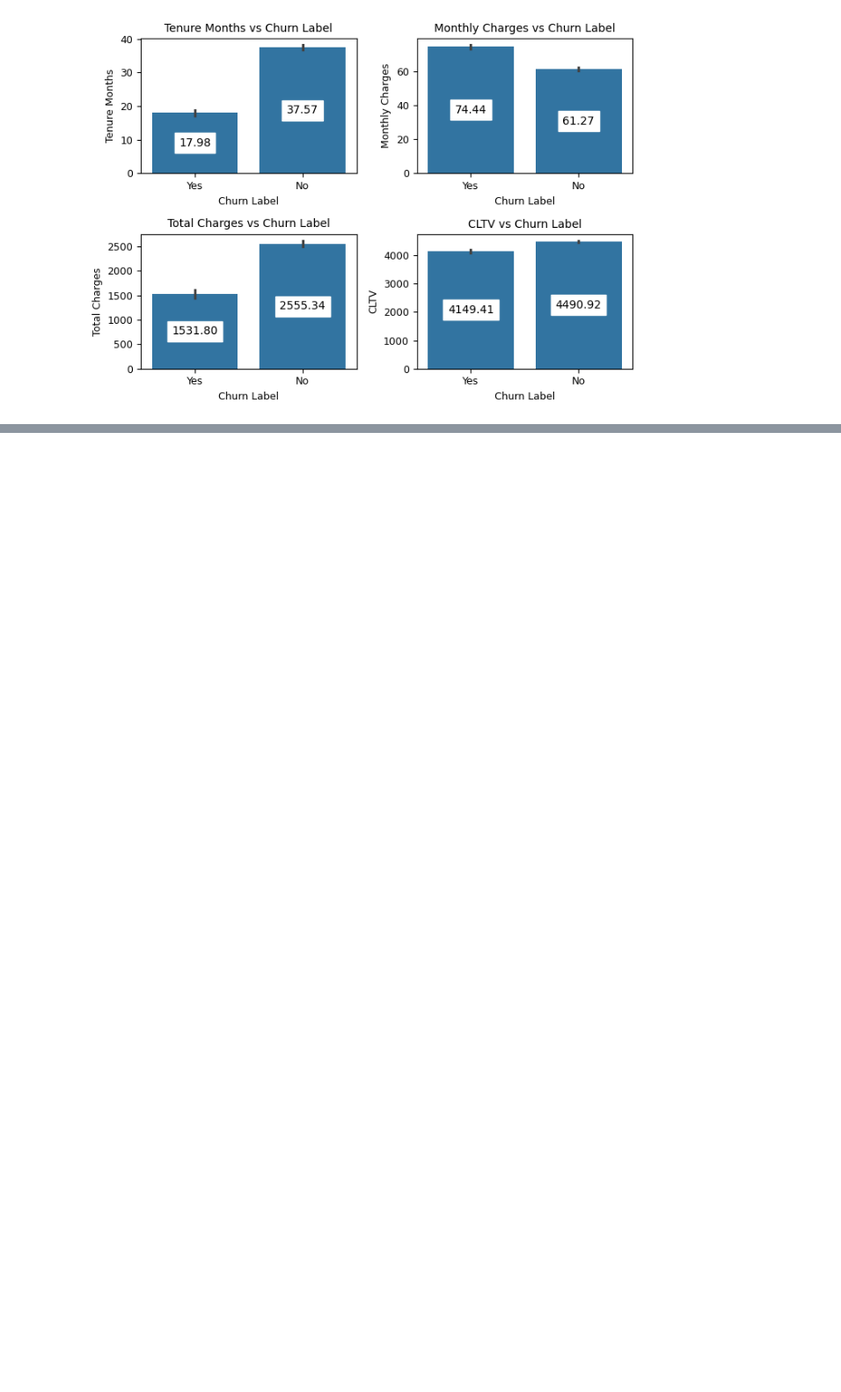
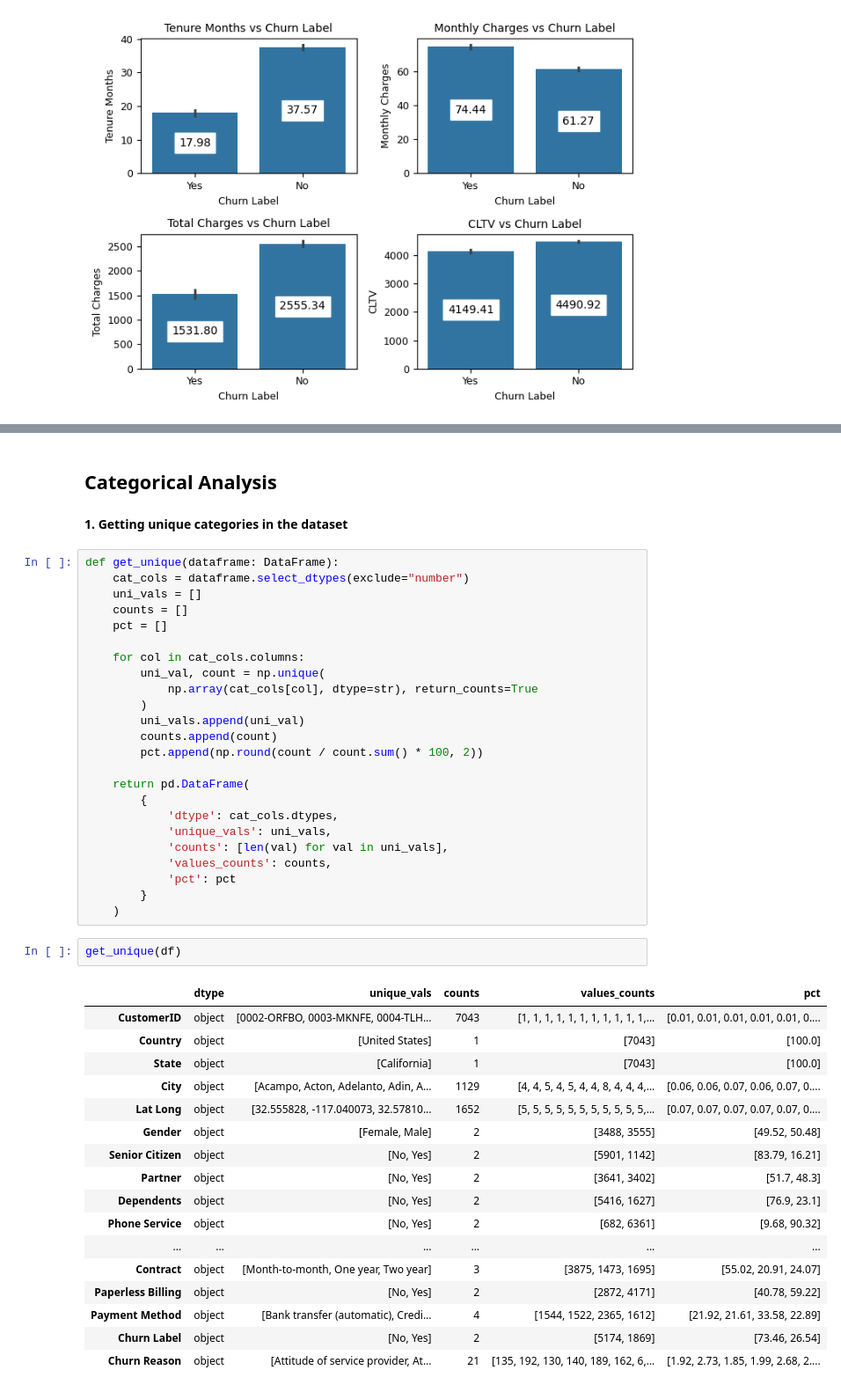
Before and after one commit to CC-Sev/Project_Telco, a Jupyter notebook: churn_prediction.ipynb, the cells around one changed output, grey strips where cells are left out. Shown: that part at 88% size. Saved outputs shown, nothing was run; the diff lists cells and outputs as text; blank space fills up the shorter version.

```diff
--- a/churn_prediction.ipynb
+++ b/churn_prediction.ipynb
@@ -228,0 +251,48 @@ plt.show()
+# %% [markdown]
+## Categorical Analysis
+# %% [markdown]
+**1. Getting unique categories in the dataset**
+# %%
+def get_unique(dataframe: DataFrame):
+    cat_cols = dataframe.select_dtypes(exclude="number")
+    uni_vals = []
+    counts = []
+    pct = []
+
+    for col in cat_cols.columns:
+        uni_val, count = np.unique(
+            np.array(cat_cols[col], dtype=str), return_counts=True
+        )
+        uni_vals.append(uni_val)
+        counts.append(count)
+        pct.append(np.round(count / count.sum() * 100, 2))
+
+    return pd.DataFrame(
+        {
+            'dtype': cat_cols.dtypes,
+            'unique_vals': uni_vals,
+            'counts': [len(val) for val in uni_vals],
+            'values_counts': counts,
+            'pct': pct
+        }
+    )
+# %%
+get_unique(df)
+# %% [output]
+|  | dtype | unique_vals | counts | values_counts | pct |
+| CustomerID | object | [0002-ORFBO, 0003-MKNFE, 0004-TLH... | 7043 | [1, 1, 1, 1, 1, 1, 1, 1, 1, 1, 1,... | [0.01, 0.01, 0.01, 0.01, 0.01, 0.... |
+| Country | object | [United States] | 1 | [7043] | [100.0] |
+| State | object | [California] | 1 | [7043] | [100.0] |
+| City | object | [Acampo, Acton, Adelanto, Adin, A... | 1129 | [4, 4, 5, 4, 5, 4, 4, 8, 4, 4, 4,... | [0.06, 0.06, 0.07, 0.06, 0.07, 0.... |
+| Lat Long | object | [32.555828, -117.040073, 32.57810... | 1652 | [5, 5, 5, 5, 5, 5, 5, 5, 5, 5, 5,... | [0.07, 0.07, 0.07, 0.07, 0.07, 0.... |
+| Gender | object | [Female, Male] | 2 | [3488, 3555] | [49.52, 50.48] |
+| Senior Citizen | object | [No, Yes] | 2 | [5901, 1142] | [83.79, 16.21] |
+| Partner | object | [No, Yes] | 2 | [3641, 3402] | [51.7, 48.3] |
+| Dependents | object | [No, Yes] | 2 | [5416, 1627] | [76.9, 23.1] |
+| Phone Service | object | [No, Yes] | 2 | [682, 6361] | [9.68, 90.32] |
+| ... | ... | ... | ... | ... | ... |
+| Contract | object | [Month-to-month, One year, Two year] | 3 | [3875, 1473, 1695] | [55.02, 20.91, 24.07] |
+| Paperless Billing | object | [No, Yes] | 2 | [2872, 4171] | [40.78, 59.22] |
+| Payment Method | object | [Bank transfer (automatic), Credi... | 4 | [1544, 1522, 2365, 1612] | [21.92, 21.61, 33.58, 22.89] |
+| Churn Label | object | [No, Yes] | 2 | [5174, 1869] | [73.46, 26.54] |
+| Churn Reason | object | [Attitude of service provider, At... | 21 | [135, 192, 130, 140, 189, 162, 6,... | [1.92, 2.73, 1.85, 1.99, 2.68, 2.... |
```
Also changed, not shown: parts of 1 cell of this notebook.
